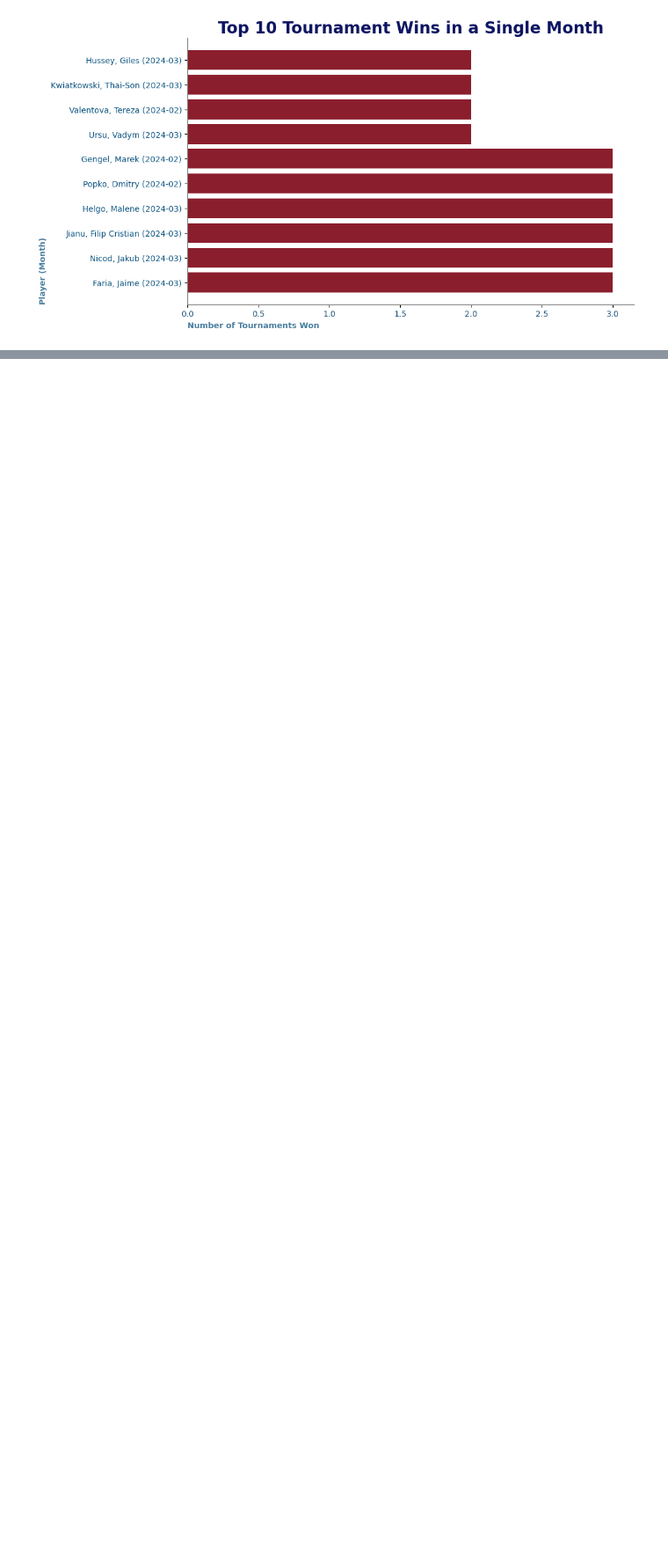
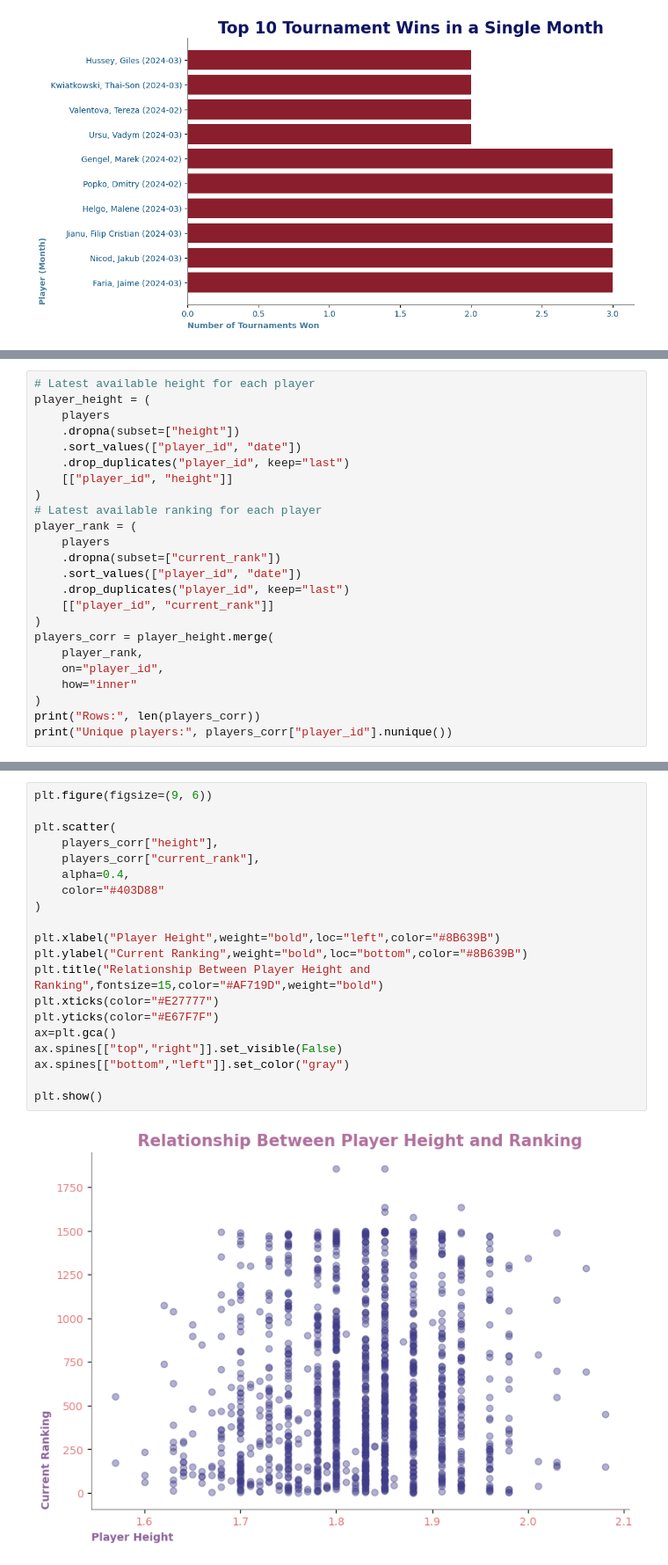
Before and after one commit to saba-ghorashi/tennis-analysis, a Jupyter notebook: answers.ipynb, the cells around one changed output, grey strips where cells are left out. Shown at 88% size. Saved outputs shown, nothing was run; the diff lists cells and outputs as text; blank space fills up the shorter version.

```diff
--- a/answers.ipynb
+++ b/answers.ipynb
@@ -445,0 +471,24 @@ plt.show()
+# %%
+# Latest available height for each player
+player_height = (
+    players
+    .dropna(subset=["height"])
+    .sort_values(["player_id", "date"])
+    .drop_duplicates("player_id", keep="last")
+    [["player_id", "height"]]
+)
+# Latest available ranking for each player
+player_rank = (
+    players
+    .dropna(subset=["current_rank"])
+    .sort_values(["player_id", "date"])
+    .drop_duplicates("player_id", keep="last")
+    [["player_id", "current_rank"]]
+)
+players_corr = player_height.merge(
+    player_rank,
+    on="player_id",
+    how="inner"
+)
+print("Rows:", len(players_corr))
+print("Unique players:", players_corr["player_id"].nunique())
@@ -445,0 +533,22 @@ plt.show()
+# %%
+plt.figure(figsize=(9, 6))
+
+plt.scatter(
+    players_corr["height"],
+    players_corr["current_rank"],
+    alpha=0.4,
+    color="#403D88"
+)
+
+plt.xlabel("Player Height",weight="bold",loc="left",color="#8B639B")
+plt.ylabel("Current Ranking",weight="bold",loc="bottom",color="#8B639B")
+plt.title("Relationship Between Player Height and Ranking",fontsize=15,color="#AF719D",weight="bold")
+plt.xticks(color="#E27777")
+plt.yticks(color="#E67F7F")
+ax=plt.gca()
+ax.spines[["top","right"]].set_visible(False)
+ax.spines[["bottom","left"]].set_color("gray")
+
+plt.show()
+# %% [output]
+[figure, added]
```
Also changed, not shown: parts of 33 cells of this notebook.
